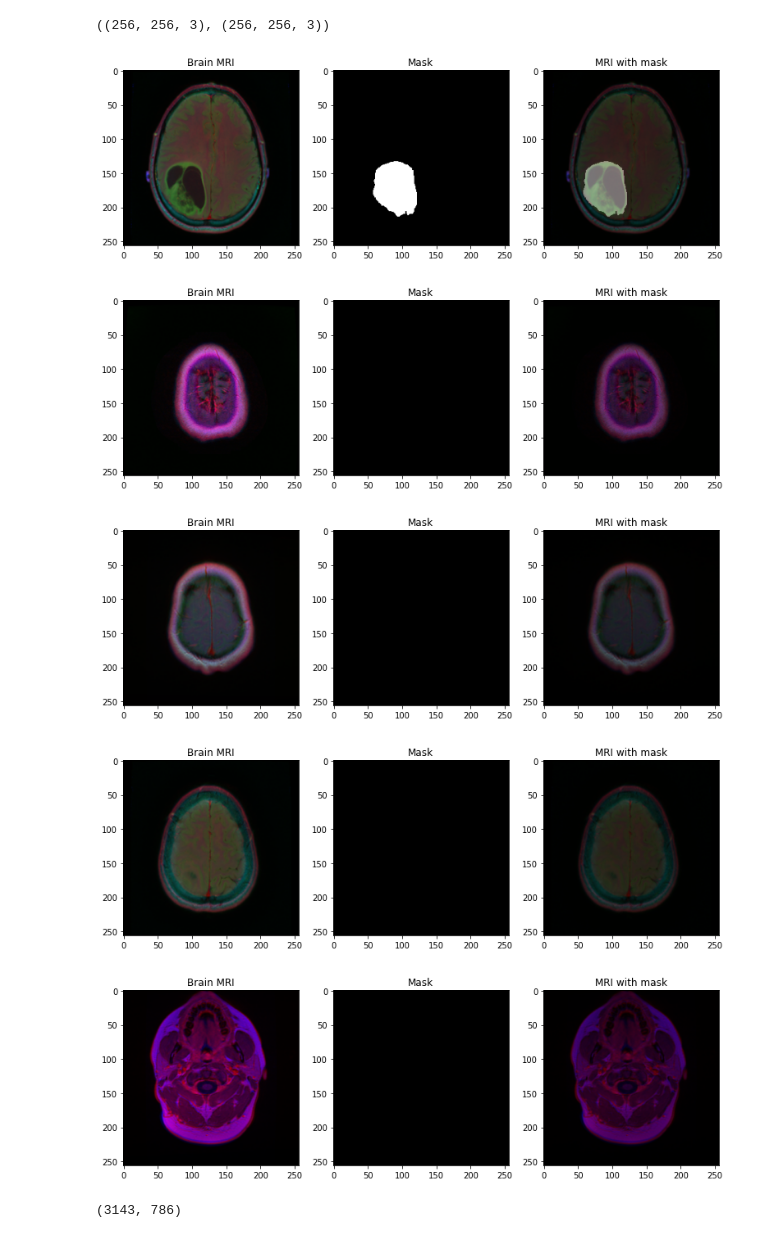
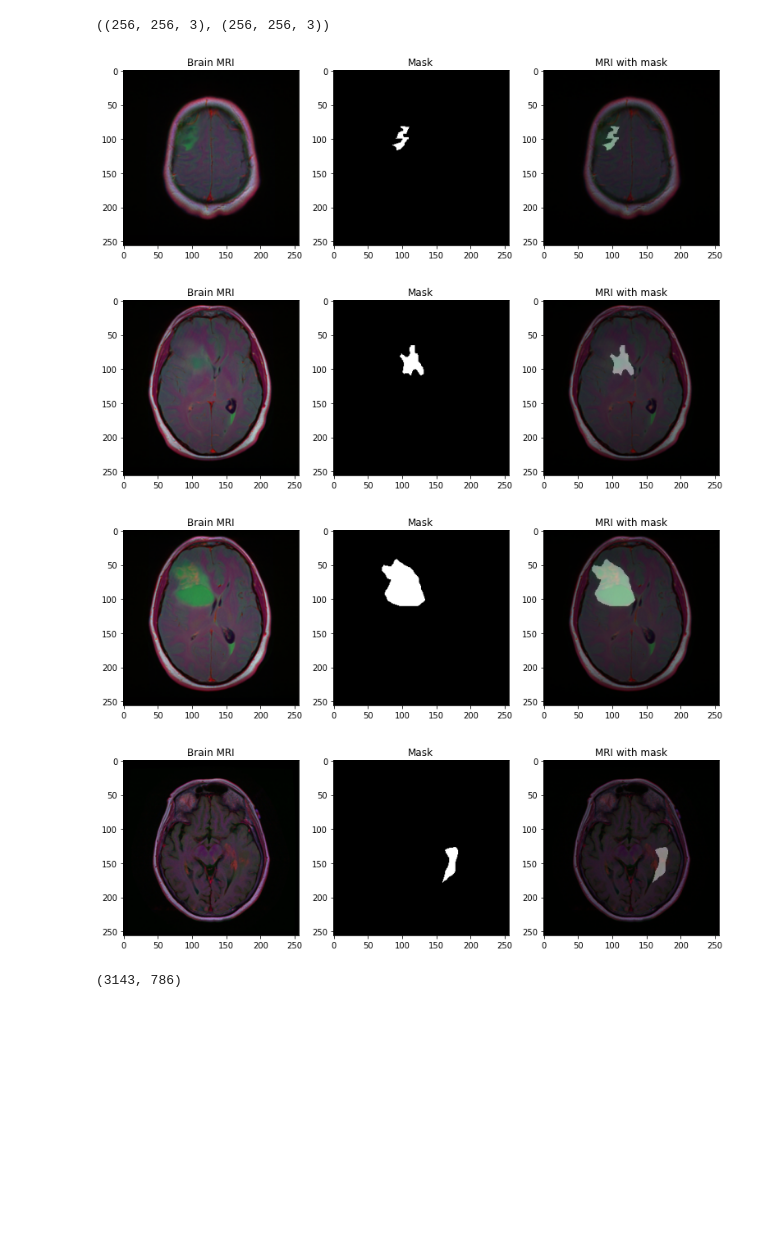
Before and after one commit to BaiqingL/CS523-Final, a Jupyter notebook: tumorSegmentation.ipynb, the cells around one changed output. Drawn from its saved outputs; the diff is of its cells as text; code cells hidden in the pictures; blank space fills up the shorter version.

Commit message:
Add better images

```diff
--- a/tumorSegmentation.ipynb
+++ b/tumorSegmentation.ipynb
@@ -96,15 +96,16 @@ def plot_image(i):
 
     plt.grid(False)
     plt.show()
-# %%
-for i in range(5):
-    plot_image(random.randint(0,len(imagePath)))
-# %% [output]
-[figure, removed]
-[figure, removed]
-[figure, removed]
-[figure, removed]
-[figure, removed]
+# %%
+# Plot some example images
+images = [5,8,13,24]
+for i in images:
+    plot_image(i)
+# %% [output]
+[figure, added]
+[figure, added]
+[figure, added]
+[figure, added]
 # %%
 train , test = train_test_split(imagePath_df, test_size=0.2)
 # %%
```
Also changed, not shown: parts of 1 cell of this notebook, 1 other file.
